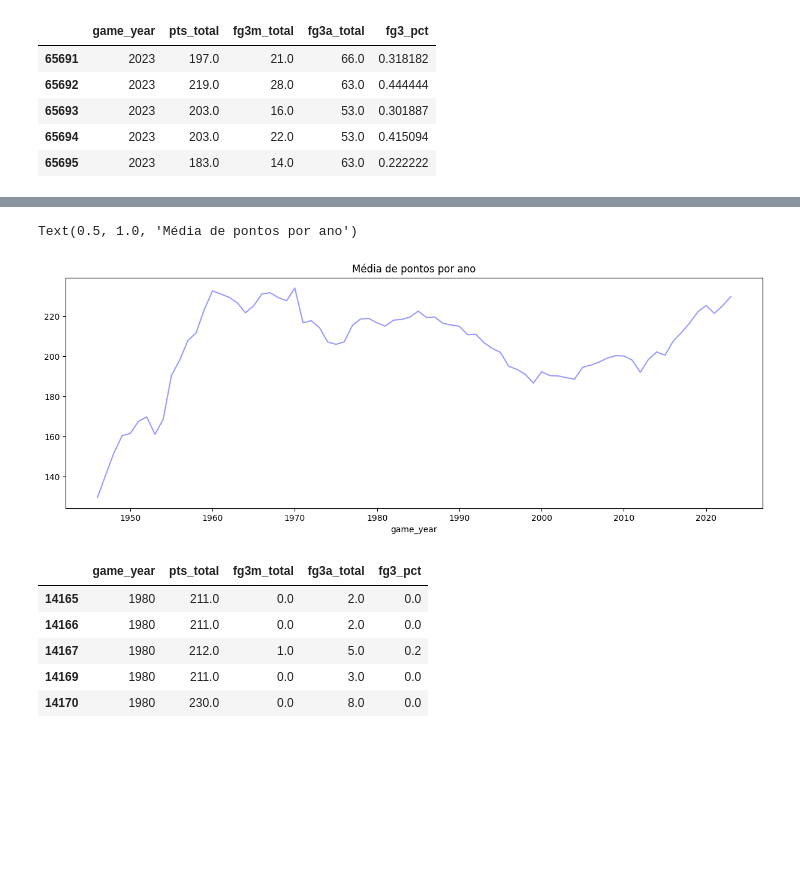
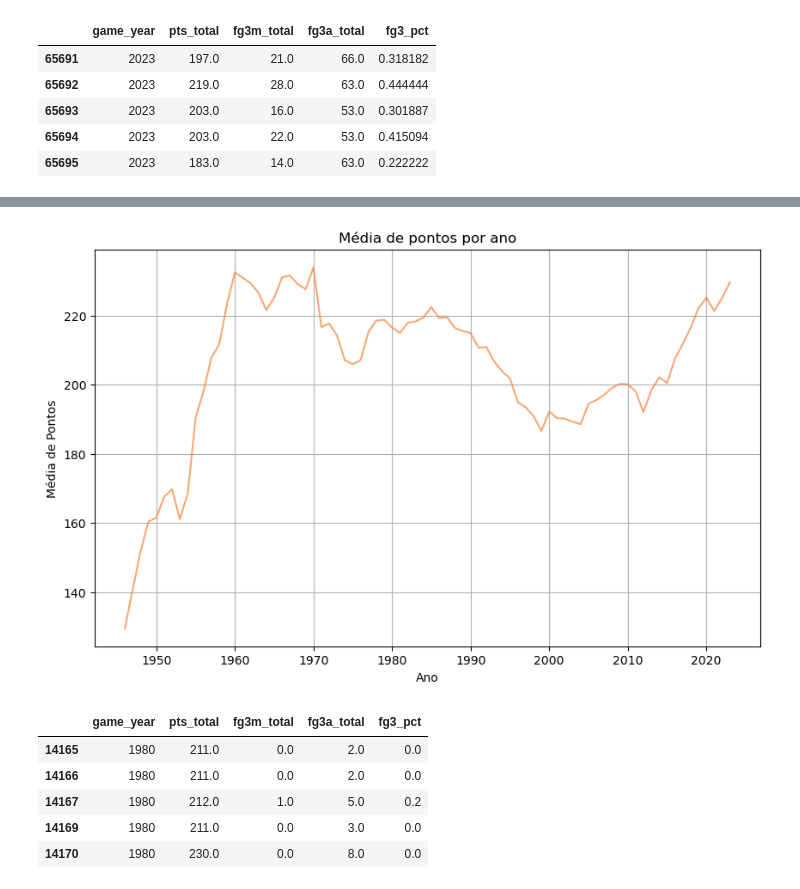
Before and after one commit to GabrielAlkmimBarros/TP_ICD, a Jupyter notebook: q1.ipynb, the cells around one changed output, grey strips where cells are left out. Drawn from its saved outputs; the diff is of its cells as text; code cells hidden in the pictures; blank space fills up the shorter version.

```diff
--- a/q1.ipynb
+++ b/q1.ipynb
@@ -119,13 +119,15 @@ df_games.sort_values('fg3_pct', ascending=False)
 | 24960 | 1991 | 216.0 | 0.0 | 0.0 | NaN |
 64033 rows × 5 columns
 # %%
-#agrupar por ano e pegar a média de pontos e 3 pontos tentados e convertidos
 df_anos = df_games.groupby('game_year')['pts_total'].mean()
-df_anos.plot(kind='line', figsize=(15, 5), color='blue', alpha=0.4)
+df_anos.plot(kind='line', figsize=(10, 6), color='#f68238', alpha=0.7)  # cor laranja
 plt.title('Média de pontos por ano')
+plt.xlabel('Ano')
+plt.ylabel('Média de Pontos')
+plt.grid(True)
+plt.show()
 # %% [output]
-Text(0.5, 1.0, 'Média de pontos por ano')
-[figure, old version]
+[figure, new version]
 # %%
 #dropamos os anos que nao tem dados de 3 pts (foi inventado em 1979/80)
 df_3pts = df_games.dropna(subset = ['fg3m_total', 'fg3a_total', 'fg3_pct'])
```
Also changed, not shown: parts of 7 cells of this notebook, 3 other files.
